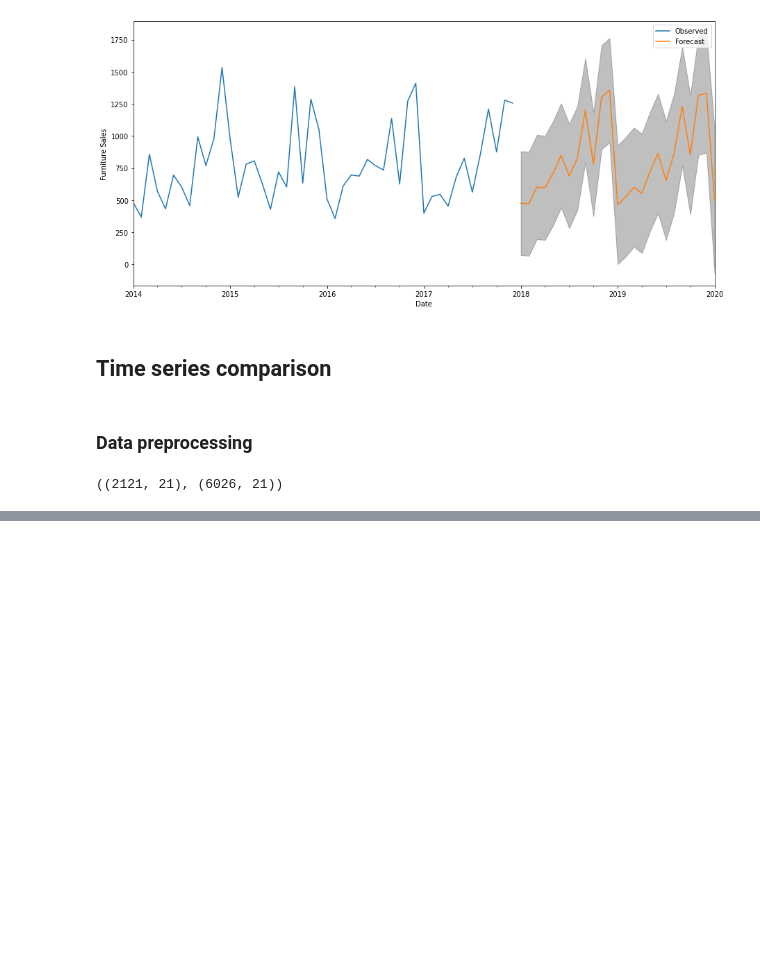
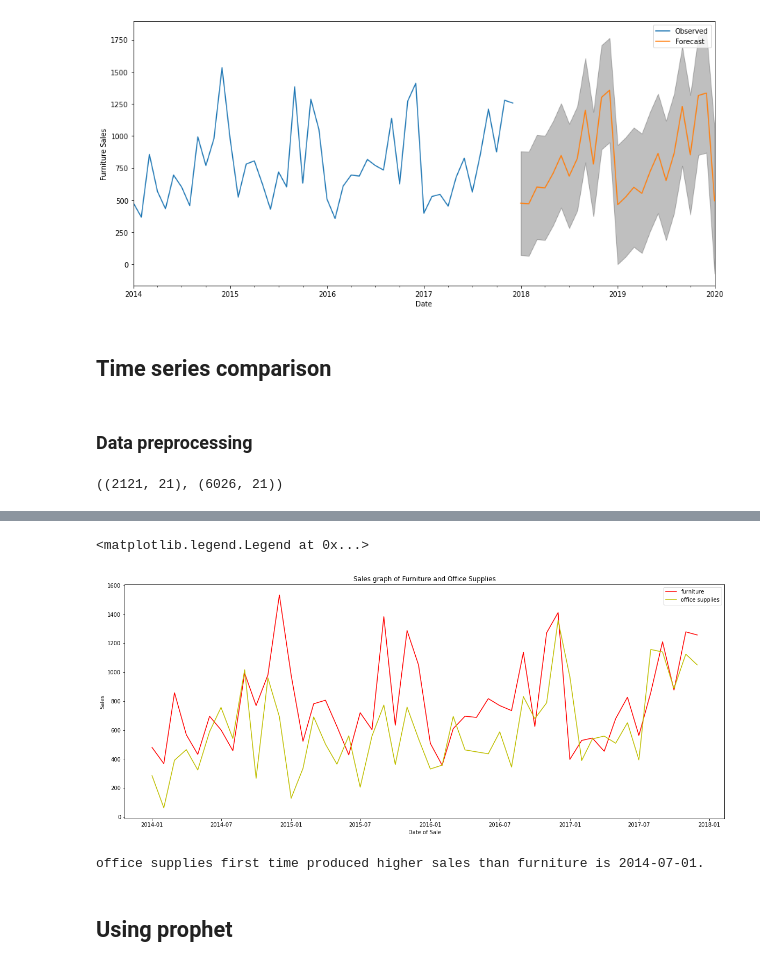
Before and after one commit to 3liud/Sales-forecast-using-time-series-data, a Jupyter notebook: sales_prediction.ipynb, the cells around one changed output, grey strips where cells are left out. Cells and saved outputs as stored; diff of their text form; code cells hidden in the pictures; blank space fills up the shorter version.

Commit message:
prediction for the furniture sales with seasonality reflected. a graph to showcase the comparison between furniture sales and office supplies sales

```diff
--- a/sales_prediction.ipynb
+++ b/sales_prediction.ipynb
@@ -359,0 +374,6 @@ furniture.shape, office.shape
+# %%
+furniture = furniture.sort_values('Order Date')
+office = office.sort_values('Order Date')
+# %%
+furniture = furniture.groupby('Order Date')['Sales'].sum().reset_index()
+office = office.groupby('Order Date')['Sales'].sum().reset_index()
@@ -359,0 +401,24 @@ furniture.shape, office.shape
+# %%
+# set index usign existing column
+furniture = furniture.set_index('Order Date')
+office = office.set_index('Order Date')
+
+# resample
+y_furniture = furniture['Sales'].resample('MS').mean()
+y_office = office['Sales'].resample('MS').mean()
+
+furniture = pd.DataFrame({'Order Date':y_furniture.index, 'Sales':y_furniture.values})
+office = pd.DataFrame({'Order Date':y_office.index, 'Sales':y_office.values})
+
+'''
+    merge:
+    how - type of merge to be perfomed.
+    on - column or index level names to join on. These must be found in both Dataframes.
+    if on is none and not merging on indexes then
+    column - or index level names to join on. These must  be found in both dataframes
+'''
+store = furniture.merge(office, how='inner', on = 'Order Date')
+
+# rename clumns
+store.rename(columns = {'Sales_x': 'furniture_sales', 'Sales_y': 'office_sales'}, inplace=True)
+store.head()
@@ -359,0 +432,19 @@ furniture.shape, office.shape
+# %%
+plt.figure(figsize=(20, 8))
+# Plot blue line
+plt.plot(store['Order Date'], store['furniture_sales'], 'r-', label = 'furniture')
+plt.plot(store['Order Date'], store['office_sales'], 'y-', label = 'office supplies')
+plt.xlabel('Date of Sale')
+plt.ylabel('Sales')
+plt.title('Sales graph of Furniture and Office Supplies')
+plt.legend()
+# %% [output]
+<matplotlib.legend.Legend at 0x...>
+[figure, added]
+# %%
+first_date = store.loc[np.min(list(np.where(store['office_sales'] > store['furniture_sales'])[0])), 'Order Date']
+print("office supplies first time produced higher sales than furniture is {}.".format(first_date.date()))
+# %% [output]
+office supplies first time produced higher sales than furniture is 2014-07-01.
+# %% [markdown]
+## Using prophet
```
Also changed, not shown: parts of 5 cells of this notebook.
